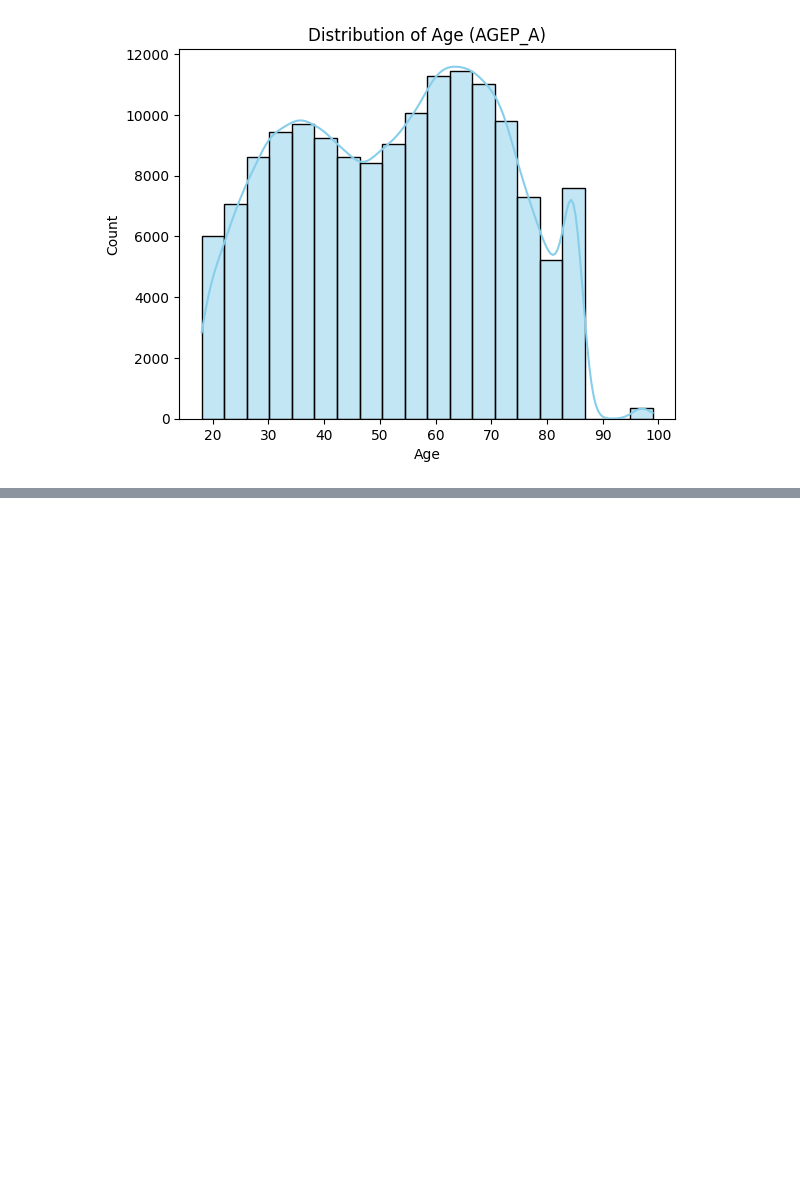
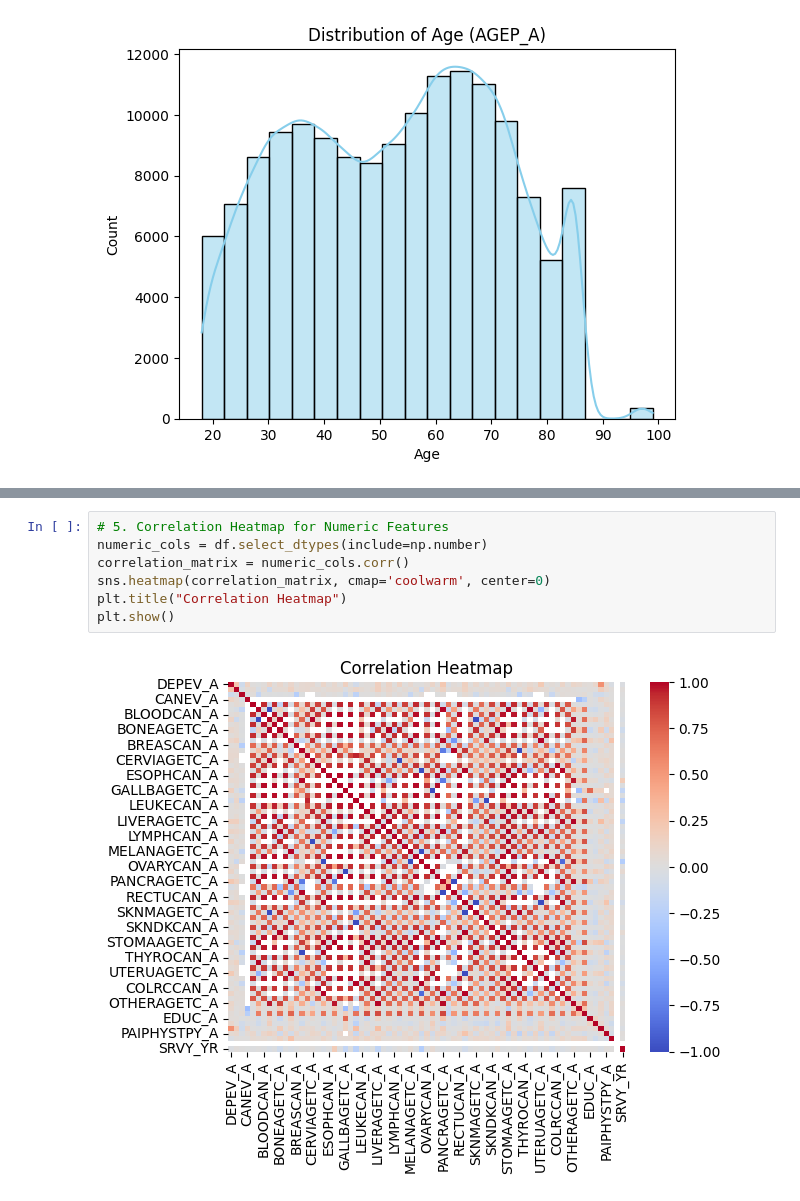
Before and after one commit to BYADAMREDDY/HDS-Capstone, a Jupyter notebook: src/EDA.ipynb, the cells around one changed output, grey strips where cells are left out. Saved outputs shown, nothing was run; the diff lists cells and outputs as text; blank space fills up the shorter version.

```diff
--- a/src/EDA.ipynb
+++ b/src/EDA.ipynb
@@ -380,0 +408,9 @@ plt.show()
+# %%
+# 5. Correlation Heatmap for Numeric Features
+numeric_cols = df.select_dtypes(include=np.number)
+correlation_matrix = numeric_cols.corr()
+sns.heatmap(correlation_matrix, cmap='coolwarm', center=0)
+plt.title("Correlation Heatmap")
+plt.show()
+# %% [output]
+[figure, added]
```
Also changed, not shown: parts of 13 cells of this notebook.
